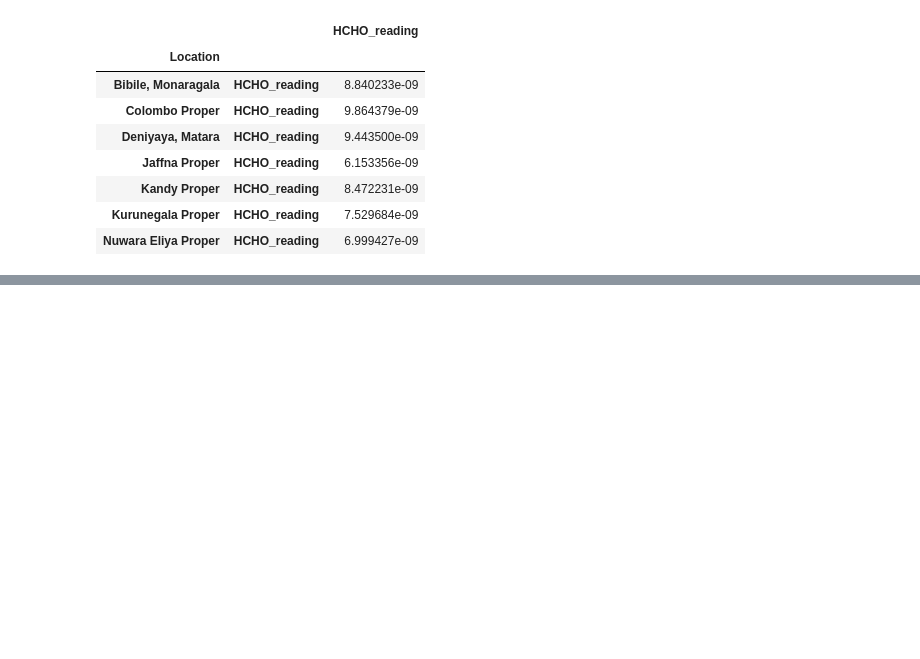
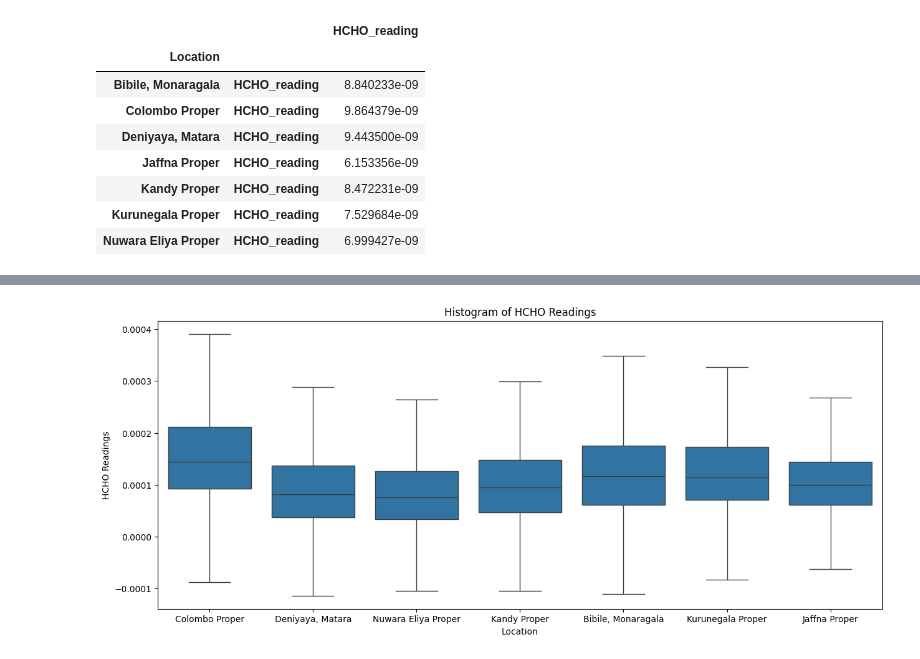
Before and after one commit to Lafri-13/Analysing-Tropospheric-Formaldehyde-HCHO-gas-in-Sri-Lanka, a Jupyter notebook: Analysis_HCHO.ipynb, the cells around one changed output, grey strips where cells are left out. Saved outputs shown, nothing was run; the diff lists cells and outputs as text; code cells hidden in the pictures; blank space fills up the shorter version.

```diff
--- a/Analysis_HCHO.ipynb
+++ b/Analysis_HCHO.ipynb
@@ -350,0 +435,2 @@ df_sl_cities_groups['HCHO_reading'].cov()
+# %%
+ df_sl_cities_group1 = df_sl_cities.groupby("Location")
@@ -350,0 +449,11 @@ df_sl_cities_groups['HCHO_reading'].cov()
+# %%
+# Boxplots for HCHO Readings
+
+plt.figure(figsize=(15,6))
+sns.boxplot(x='Location', y='HCHO_reading', data = df_sl_cities)
+plt.title('Histogram of HCHO Readings')
+plt.ylabel('HCHO Readings')
+plt.xlabel('Location')
+plt.show()
+# %% [output]
+[figure, added]
```
Also changed, not shown: parts of 13 cells of this notebook.
